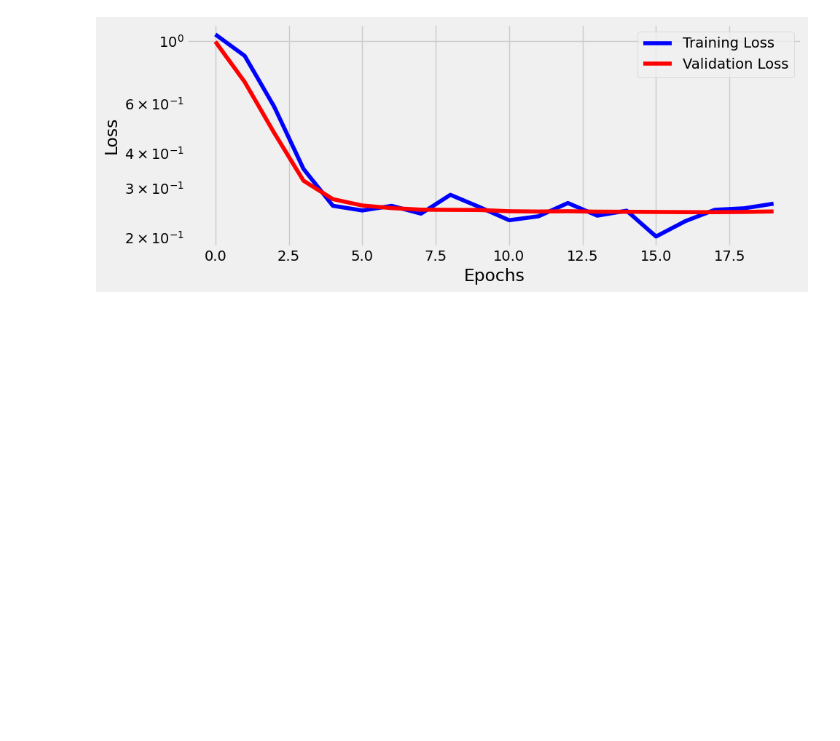
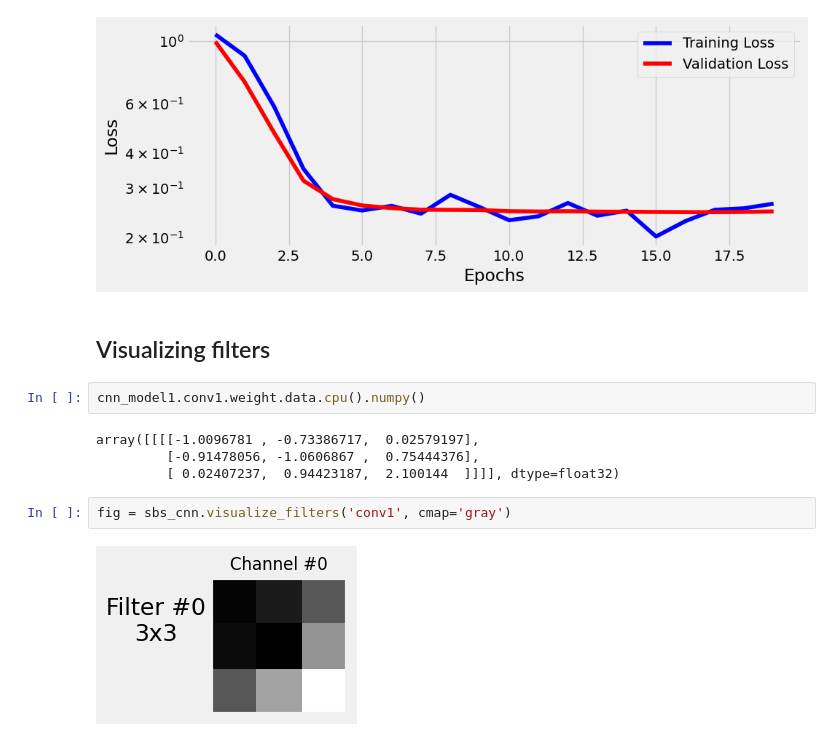
Before and after one commit to VaheC/Pytorch_Study, a Jupyter notebook: chapter5.ipynb, the cells around one changed output. Saved outputs shown, nothing was run; the diff lists cells and outputs as text; blank space fills up the shorter version.

Commit message:
chapter5 filter visualization added

```diff
--- a/chapter5.ipynb
+++ b/chapter5.ipynb
@@ -320,3 +320,15 @@ sbs_cnn.train(20)
 fig = sbs_cnn.plot_losses()
 # %% [output]
 [figure]
+# %% [markdown]
+## Visualizing filters
+# %%
+cnn_model1.conv1.weight.data.cpu().numpy()
+# %% [output]
+array([[[[-1.0096781 , -0.73386717,  0.02579197],
+         [-0.91478056, -1.0606867 ,  0.75444376],
+         [ 0.02407237,  0.94423187,  2.100144  ]]]], dtype=float32)
+# %%
+fig = sbs_cnn.visualize_filters('conv1', cmap='gray')
+# %% [output]
+[figure, added]
```
Also changed, not shown: parts of 2 cells of this notebook.
